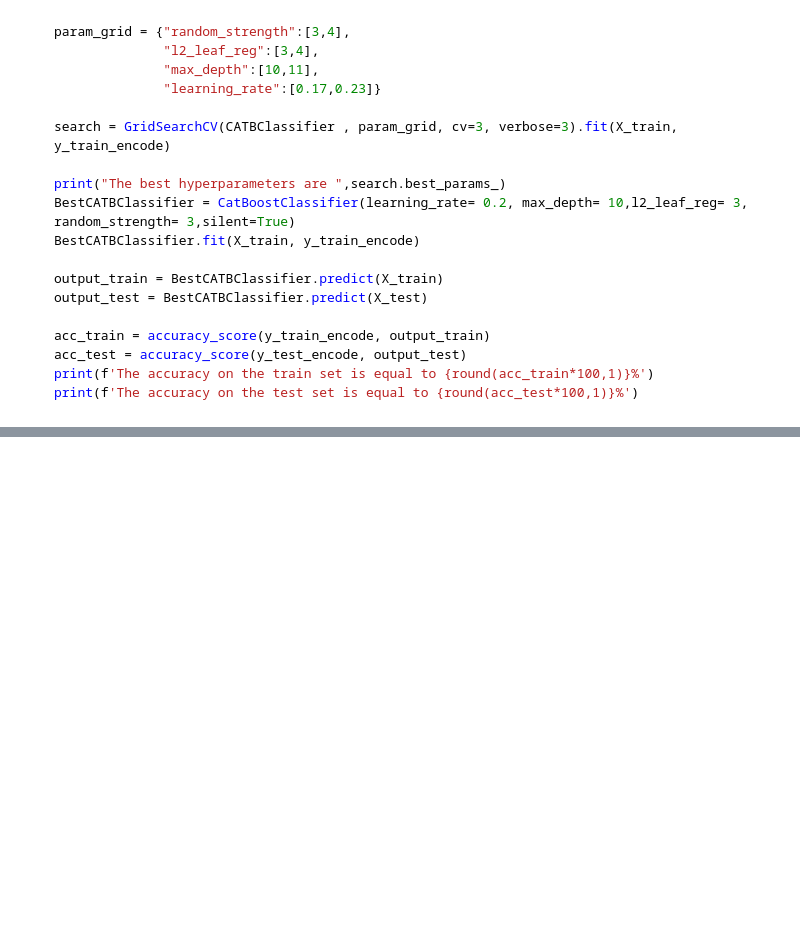
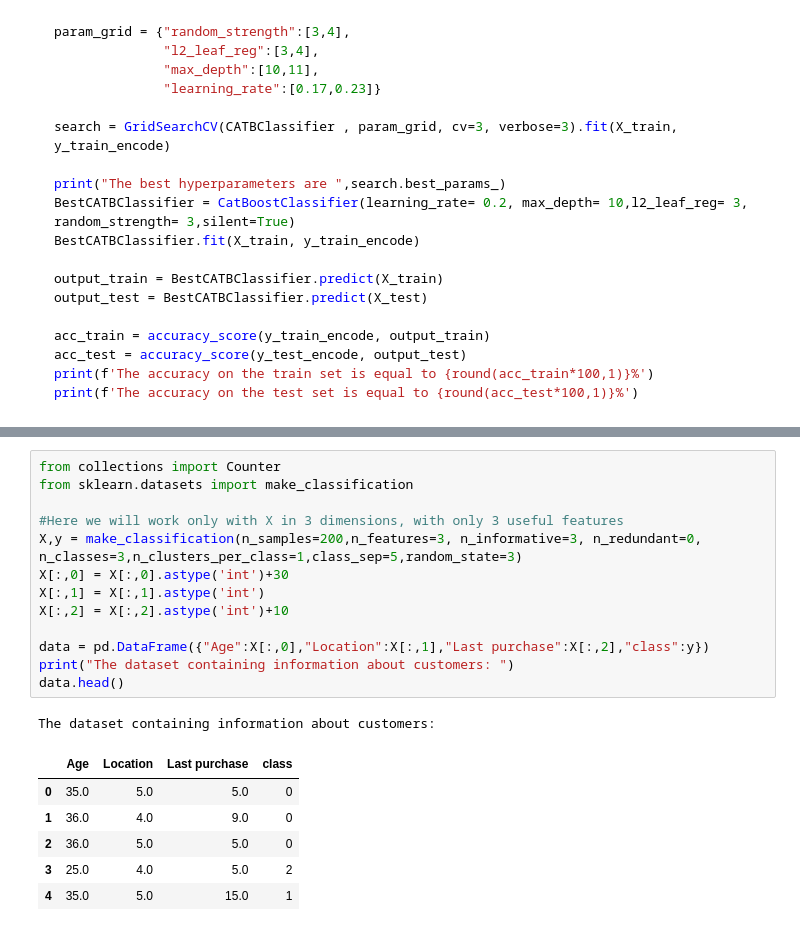
Before and after one commit to Guillaume-ds/data-for-business, a Jupyter notebook: _build/jupyter_execute/3. Supervised ML/Classification.ipynb, the cells around one changed output, grey strips where cells are left out. Cells and saved outputs as stored; diff of their text form; blank space fills up the shorter version.

```diff
--- a/_build/jupyter_execute/3. Supervised ML/Classification.ipynb
+++ b/_build/jupyter_execute/3. Supervised ML/Classification.ipynb
@@ -209,0 +315,21 @@ print(f'The accuracy on the test set is equal to {round(acc_test*100,1)}%')
+# %%
+from collections import Counter
+from sklearn.datasets import make_classification
+
+#Here we will work only with X in 3 dimensions, with only 3 useful features
+X,y = make_classification(n_samples=200,n_features=3, n_informative=3, n_redundant=0, n_classes=3,n_clusters_per_class=1,class_sep=5,random_state=3)
+X[:,0] = X[:,0].astype('int')+30
+X[:,1] = X[:,1].astype('int')
+X[:,2] = X[:,2].astype('int')+10
+
+data = pd.DataFrame({"Age":X[:,0],"Location":X[:,1],"Last purchase":X[:,2],"class":y})
+print("The dataset containing information about customers: ")
+data.head()
+# %% [output]
+The dataset containing information about customers:
+|  | Age | Location | Last purchase | class |
+| 0 | 35.0 | 5.0 | 5.0 | 0 |
+| 1 | 36.0 | 4.0 | 9.0 | 0 |
+| 2 | 36.0 | 5.0 | 5.0 | 0 |
+| 3 | 25.0 | 4.0 | 5.0 | 2 |
+| 4 | 35.0 | 5.0 | 15.0 | 1 |
```
Also changed, not shown: parts of 22 cells of this notebook, 39 other files.
